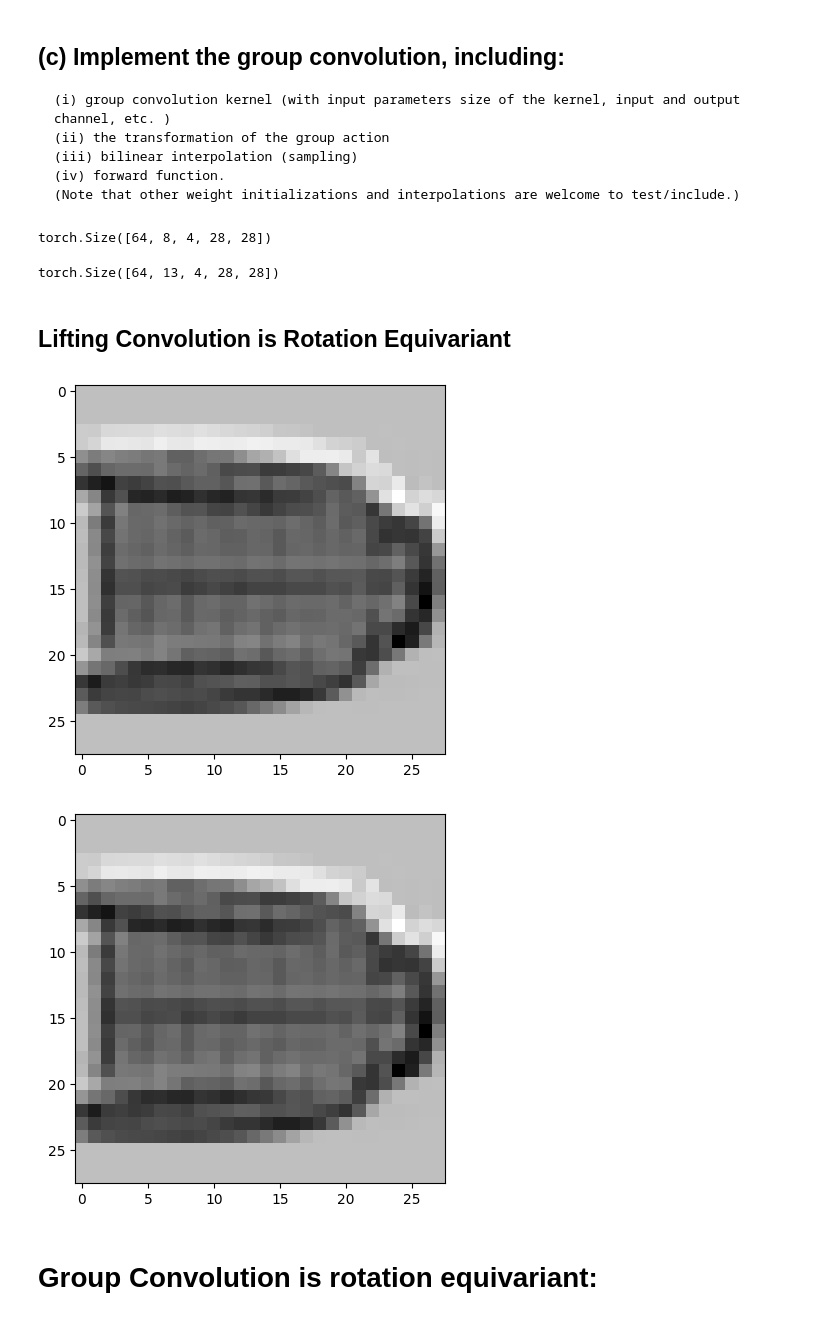
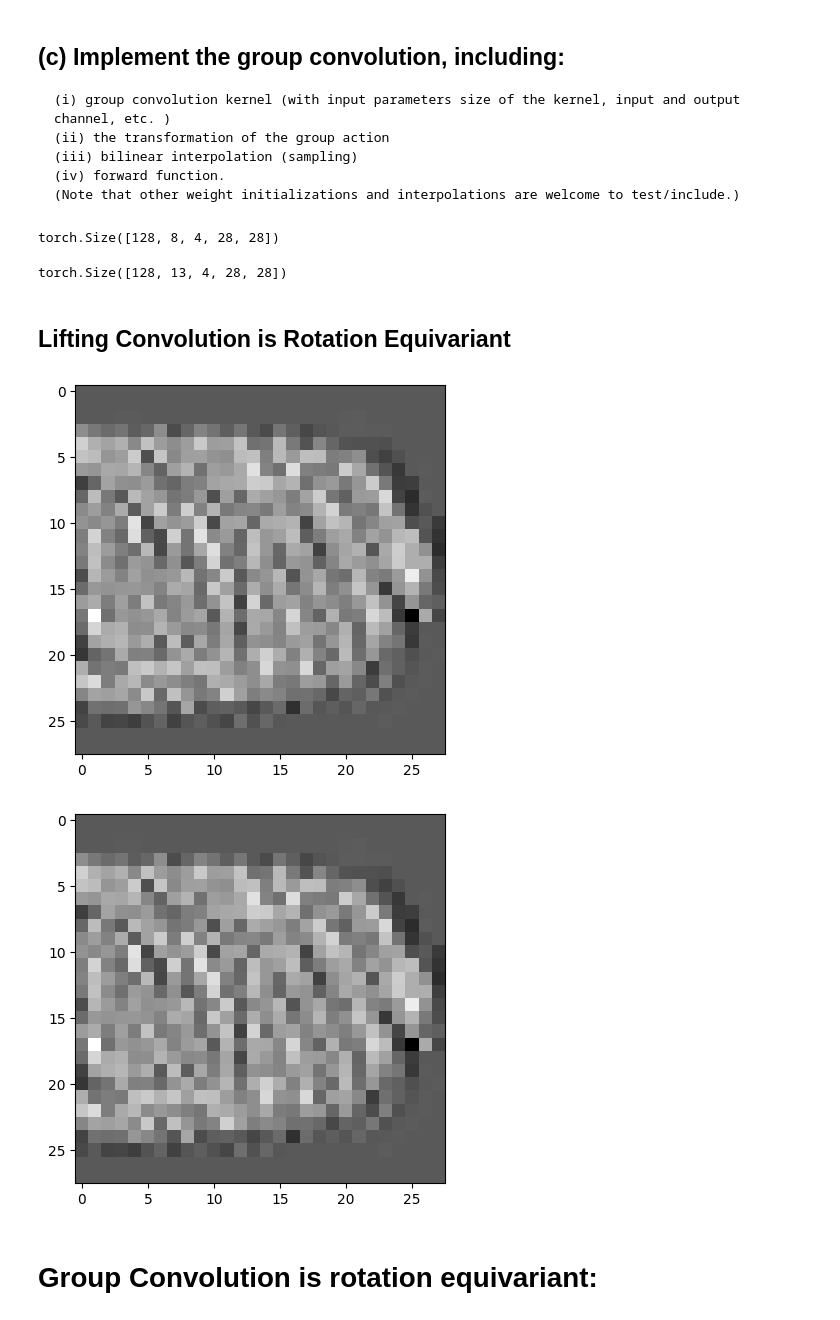
Before and after one commit to GalYona21/Geometric_DL_HW2, a Jupyter notebook: q3.ipynb, the cells around one changed output. Cells and saved outputs as stored; diff of their text form; code cells hidden in the pictures.

Commit message:
[Implemented net] - overfit batch not working yet

```diff
--- a/q3.ipynb
+++ b/q3.ipynb
@@ -68,8 +65,8 @@ from torch.utils.data import DataLoader
 train_dataset = torchvision.datasets.FashionMNIST(root='./data', train=True, download=True, transform=transforms.Compose([transforms.ToTensor()]) )
 test_dataset = torchvision.datasets.FashionMNIST(root='./data', train=False, download=True, transform=transforms.Compose([transforms.ToTensor()]) )
 
-train_loader = DataLoader(train_dataset, batch_size=64, shuffle=True)
-test_loader = DataLoader(test_dataset, batch_size=64, shuffle=False)
+train_loader = DataLoader(train_dataset, batch_size=128, shuffle=True)
+test_loader = DataLoader(test_dataset, batch_size=128, shuffle=False)
 # %%
 img = train_dataset[0][0]
 plot_img(img)
@@ -115,7 +112,7 @@ class LiftingConv(nn.Module):
         out_channels: int,
         kernel_size: int,
         stride: int = 1,
-        padding: float = 0
+        padding: float = 1
         ):
         """
         input shape:
@@ -269,26 +264,27 @@ gc_in_channels = lc_out_channels
 lc = LiftingConv(1, 8, 3, 1, 1)
 lc(x).shape
 # %% [output]
-torch.Size([64, 8, 4, 28, 28])
+torch.Size([128, 8, 4, 28, 28])
 # %%
 gc = GroupConv(in_channels=gc_in_channels, out_channels=13)
 gc.forward(lc(x)).shape
 # %% [output]
-torch.Size([64, 13, 4, 28, 28])
+torch.Size([128, 13, 4, 28, 28])
 # %% [markdown]
 ## Lifting Convolution is Rotation Equivariant
 # %%
 g = RotationGroupElement(1)
 # %%
 img1 = lc(g(x)).detach() # apply filter to rotated image
-img2 = g(lc(x))[:,:,[3,0,1,2],:,:].detach() # apply filter to original image, and rotate output (i.e rotate and shift by 1)
+img2 = torch.roll(g(lc(x)).detach(), shifts=1, dims=2) # apply filter to original image, and rotate output (i.e rotate and shift by 1)
+
 
 random_idx = np.random.choice([0,1,2,3])
 plot_img(img1[0,0,random_idx,:,:])
 plot_img(img2[0,0,random_idx,:,:])
 # %% [output]
-[figure, old version]
+[figure, new version]
-[figure, old version]
+[figure, new version]
 # %% [markdown]
 # Group Convolution is rotation equivariant:
 # %%
```
Also changed, not shown: parts of 12 cells of this notebook, 1 other file.
